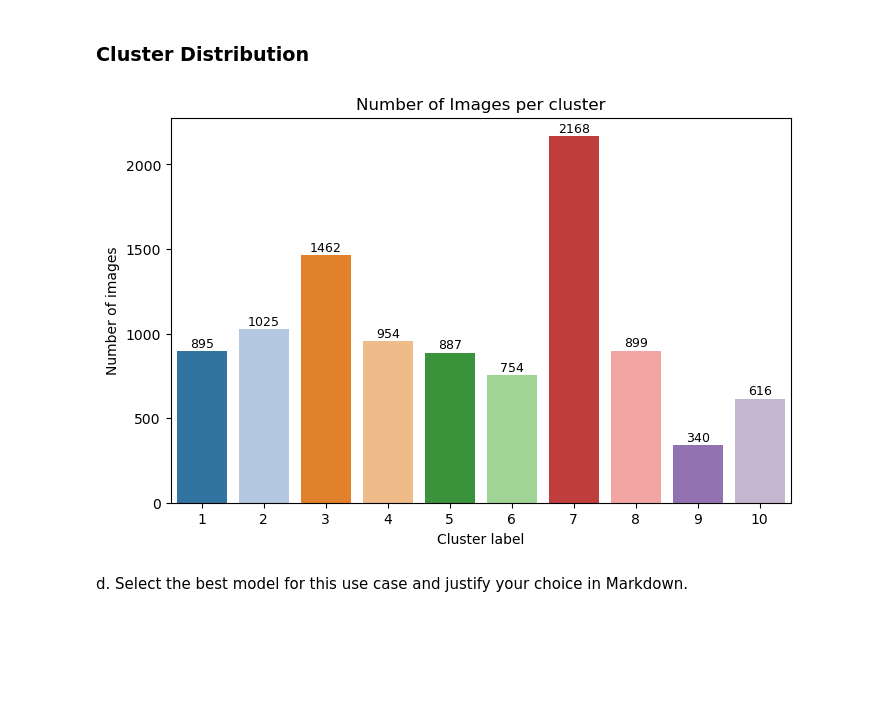
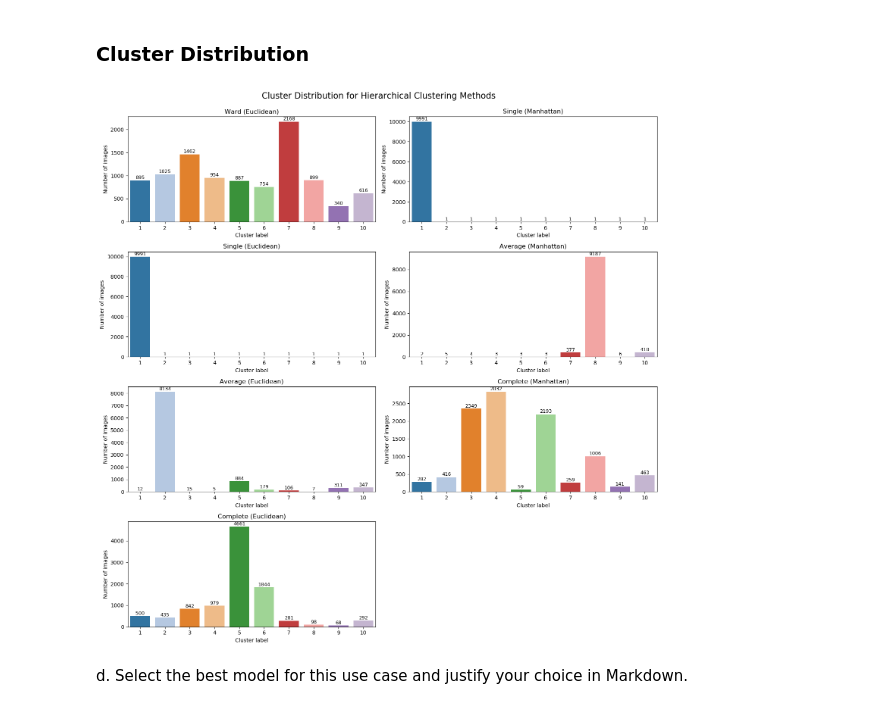
Before and after one commit to Hunteracademic/Unsupervised_assignment_1, a Jupyter notebook: Asg06_Group04_AlexKravtsov_DanielCastiblanco_HunterWard.ipynb, the cells around one changed output. Drawn from its saved outputs; the diff is of its cells as text; code cells hidden in the pictures; blank space fills up the shorter version.

```diff
--- a/Asg06_Group04_AlexKravtsov_DanielCastiblanco_HunterWard.ipynb
+++ b/Asg06_Group04_AlexKravtsov_DanielCastiblanco_HunterWard.ipynb
@@ -211,0 +179,16 @@ plt.show()
+# %%
+pca_data_df = pd.DataFrame(pca_data, columns=[f'PC{i+1}' for i in range(pca_data.shape[1])])
+pca_data_df['Cluster'] = labels
+
+index_list = pd.Series(pca_data_df[pca_data_df['Cluster'] == 5].index)
+selected_images = index_list.sample(25).tolist()
+
+normalized_data = Arabic_array.astype('float32') / 255.0
+normalized_data.reshape(10000, 28, 28)
+
+plt.figure(figsize=(10, 7))
+for i in range(25):
+    plt.subplot(5, 5, i + 1)
+    plt.imshow(normalized_data[selected_images[i]].reshape(28, 28), cmap='gray')
+    plt.axis('off')
+plt.show()
@@ -393,23 +420,53 @@ plt.show()
 # %% [markdown]
 ### Cluster Distribution
 # %%
-import seaborn as sns
-labels = pd.Series(scipy_models_euclidean[('ward',10)][1])
-cluster_counts = labels.value_counts().sort_index()
-plt.figure(figsize=(8, 5))
-ax = sns.barplot(x=cluster_counts.index,
-                 y=cluster_counts.values,
-                 palette='tab20')
+fig, ax = plt.subplots(4, 2, figsize=(15, 15))
 
-for i, value in enumerate(cluster_counts.values):
-    ax.text(i, value + 5, str(value), ha='center', va='bottom', fontsize=9)
+for i, method in enumerate(methods):
+    labels = pd.Series(scipy_models_euclidean[(method, 10)][1])
+    cluster_counts = labels.value_counts().sort_index()
 
-plt.xlabel('Cluster label')
-plt.ylabel('Number of images')
-plt.title('Number of Images per cluster')
+    sns.barplot(
+        x=cluster_counts.index,
+        y=cluster_counts.values,
+        palette='tab20',
+        ax=ax[i, 0]
+    )
+
+    for j, value in enumerate(cluster_counts.values):
+        ax[i, 0].text(j, value + 5, str(value), ha='center', va='bottom', fontsize=9)
+
+    ax[i, 0].set_xlabel('Cluster label')
+    ax[i, 0].set_ylabel('Number of images')
+    ax[i, 0].set_title(f'{method.capitalize()} (Euclidean)')
+    plt.tight_layout()
+
+methods_manhattan = [m for m in methods if m != 'ward']  # Exclude 'ward' for Manhattan
+for i, method in enumerate(methods_manhattan):  # Drop 'ward' for Manhattan since it's not applicable
+    labels = pd.Series(scipy_models_manhattan[(method, 10)][1])
+    cluster_counts = labels.value_counts().sort_index()
+
+    sns.barplot(
+        x=cluster_counts.index,
+        y=cluster_counts.values,
+        palette='tab20',
+        ax=ax[i, 1]
+    )
+
+    for j, value in enumerate(cluster_counts.values):
+        ax[i, 1].text(j, value + 5, str(value), ha='center', va='bottom', fontsize=9)
+
+    ax[i, 1].set_xlabel('Cluster label')
+    ax[i, 1].set_ylabel('Number of images')
+    ax[i, 1].set_title(f'{method.capitalize()} (Manhattan)')
+    plt.tight_layout()
+
+ax[3, 1].axis('off')  # Hide the empty subplot
+fig.suptitle('Cluster Distribution for Hierarchical Clustering Methods', fontsize=16)
+fig.tight_layout(rect=[0, 0, 1, 0.96])
 plt.show()
 # %% [output]
-[figure, old version]
+[figure, new version]
 # %% [markdown]
 d. Select the best model for this use case and justify your choice in Markdown.
 # %%
```
Also changed, not shown: parts of 10 cells of this notebook.
